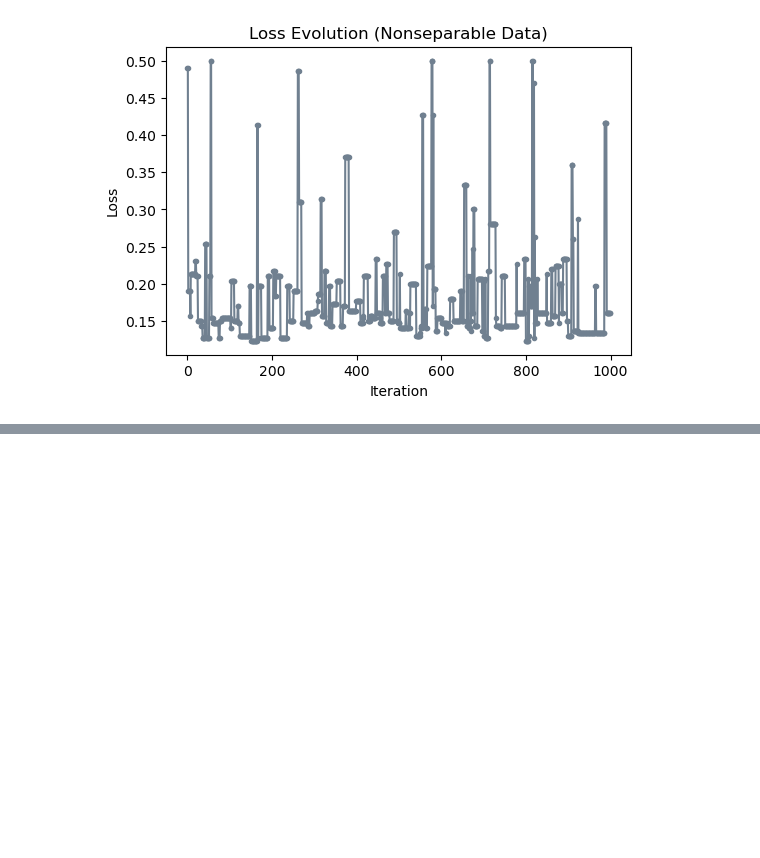
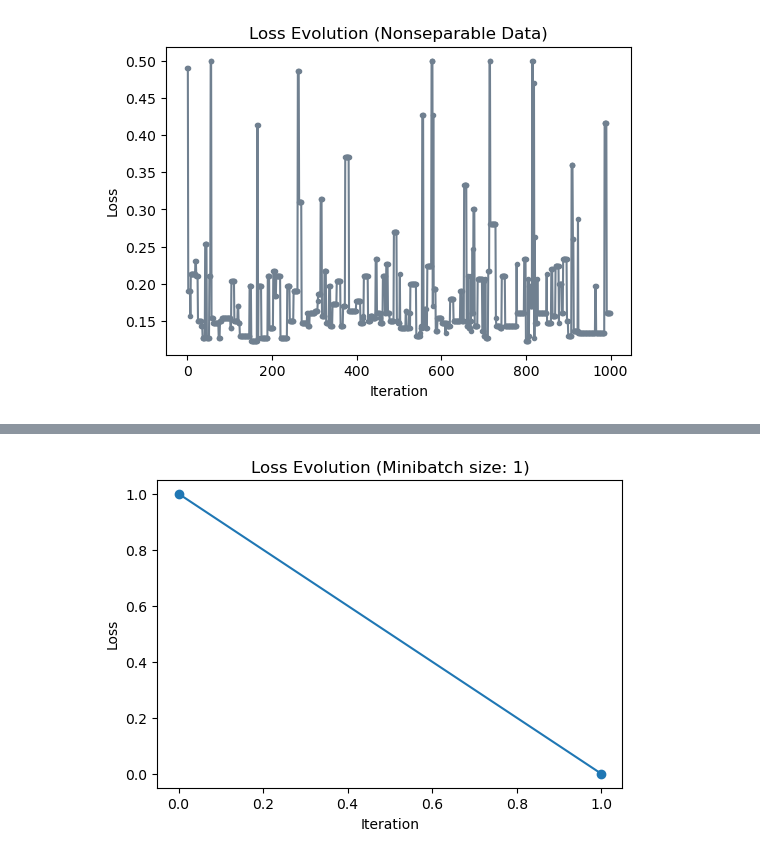
Before and after one commit to Pbabu-Github/ML-Projects, a Jupyter notebook: posts/perceptron/index.ipynb, the cells around one changed output, grey strips where cells are left out. Drawn from its saved outputs; the diff is of its cells as text; code cells hidden in the pictures; blank space fills up the shorter version.

Commit message:
perceptron

```diff
--- a/posts/perceptron/index.ipynb
+++ b/posts/perceptron/index.ipynb
@@ -232,0 +266,35 @@ These experiments show that the perceptron works best when the data is linearly
+# %%
+import torch
+from perceptron import Perceptron, PerceptronOptimizer, perceptron_data
+import matplotlib.pyplot as plt
+
+# Generate data
+X, y = perceptron_data(n_points=300, noise=0.2)
+# Create a perceptron and an optimizer
+model = Perceptron()
+optimizer = PerceptronOptimizer(model)
+max_iter = 1000
+alpha = 0.1  # Learning rate
+
+def minibatch(batch_size):
+    # Loss tracking
+    loss_history = []
+
+    for _ in range(max_iter):
+        indices = torch.randperm(X.size(0))[:batch_size]  # random minibatch selection
+        X_batch, y_batch = X[indices], y[indices]
+
+        loss = optimizer.step(X_batch, y_batch, alpha)
+        loss_history.append(loss.item()) # adding loss to history
+
+        # we stop if loss reaches zero (perfect separation)
+        if loss.item() == 0:
+            break
+
+    # Plot loss evolution
+    plt.figure(figsize=(6, 4))
+    plt.plot(loss_history, marker='o')
+    plt.xlabel("Iteration")
+    plt.ylabel("Loss")
+    plt.title(f"Loss Evolution (Minibatch size: {batch_size})")
+    plt.show()
@@ -232,0 +305,4 @@ These experiments show that the perceptron works best when the data is linearly
+# %%
+minibatch(1)#batch size 1
+# %% [output]
+[figure, added]
```
Also changed, not shown: parts of 7 cells of this notebook, 3 other files.
